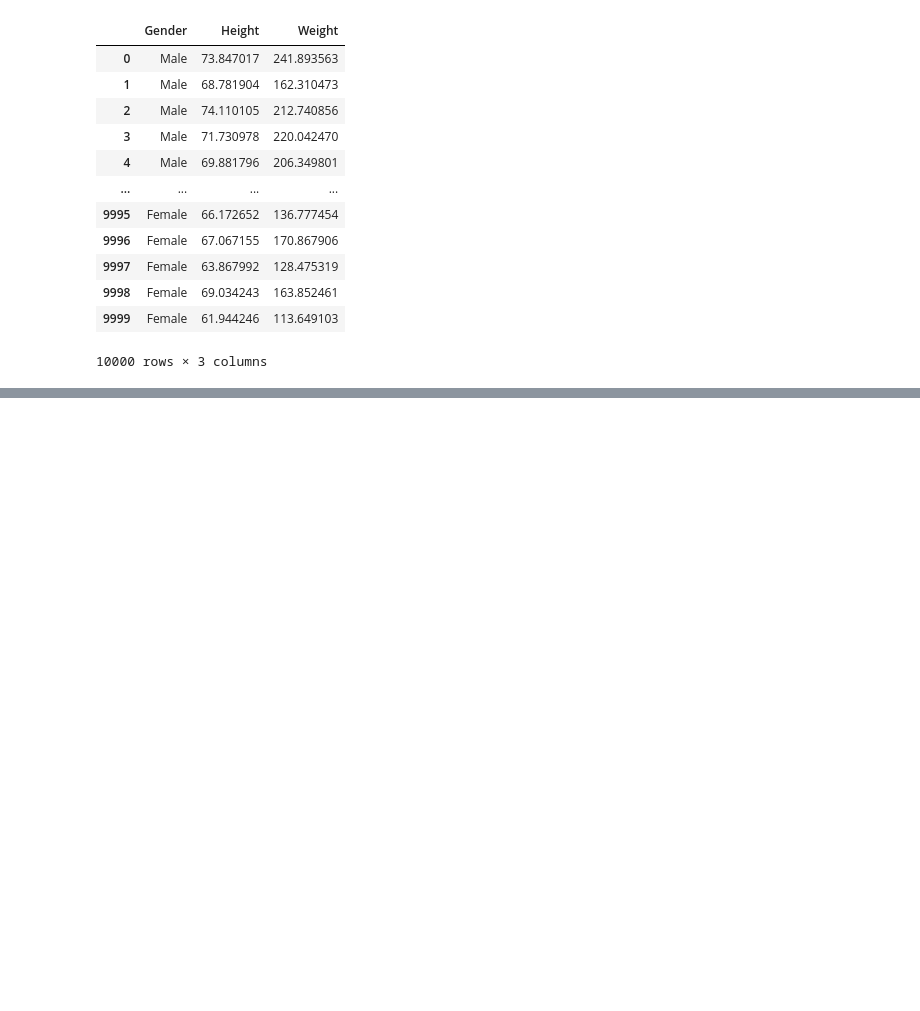
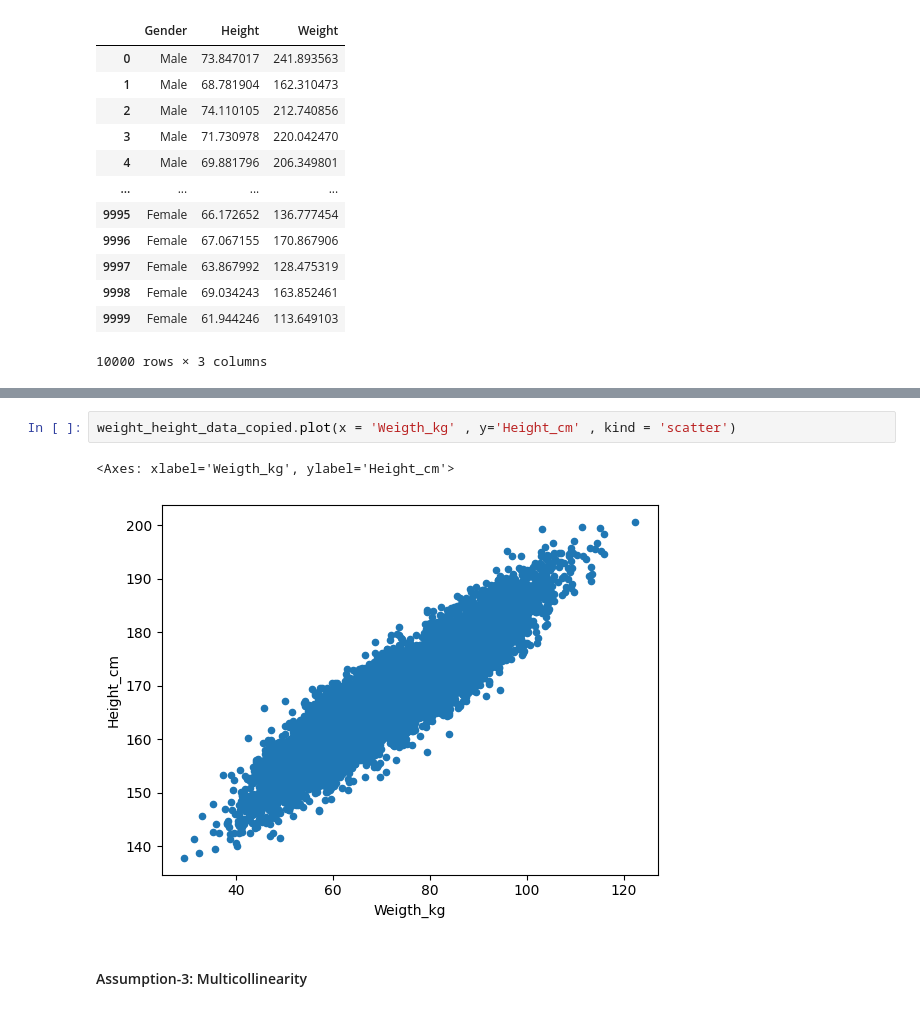
Before and after one commit to RangeshPandianPT/Data-Science_with-ML, a Jupyter notebook: Machine_Learning/Height_Prediction.ipynb, the cells around one changed output, grey strips where cells are left out. Saved outputs shown, nothing was run; the diff lists cells and outputs as text; blank space fills up the shorter version.

```diff
--- a/Machine_Learning/Height_Prediction.ipynb
+++ b/Machine_Learning/Height_Prediction.ipynb
@@ -23,0 +170,7 @@ weight_height_data
+# %%
+weight_height_data_copied.plot(x = 'Weigth_kg' , y='Height_cm' , kind = 'scatter')
+# %% [output]
+<Axes: xlabel='Weigth_kg', ylabel='Height_cm'>
+[figure, added]
+# %% [markdown]
+#### Assumption-3: Multicollinearity
```
Also changed, not shown: parts of 57 cells of this notebook.
